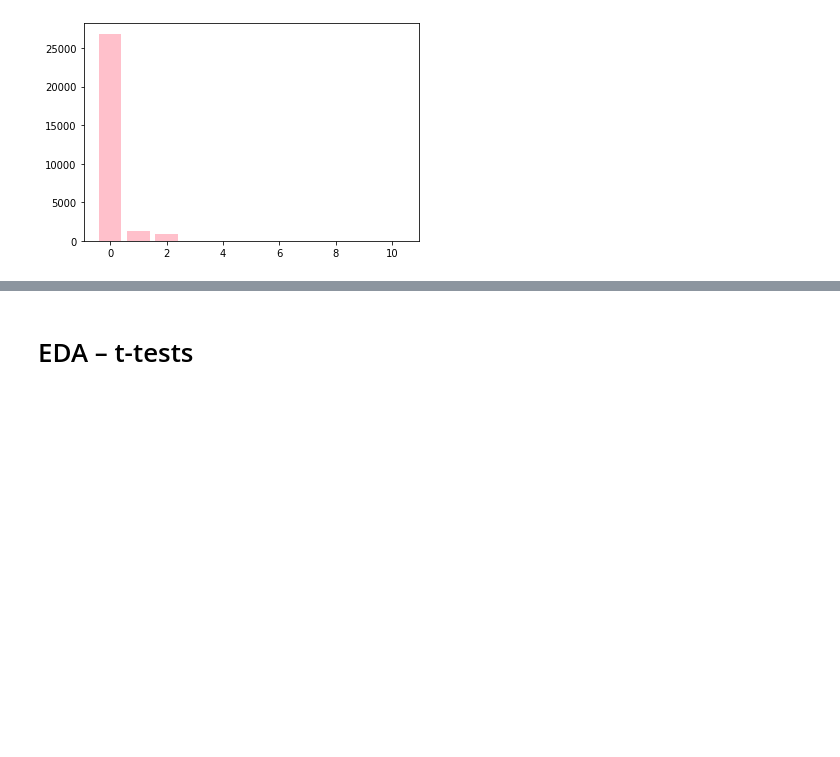
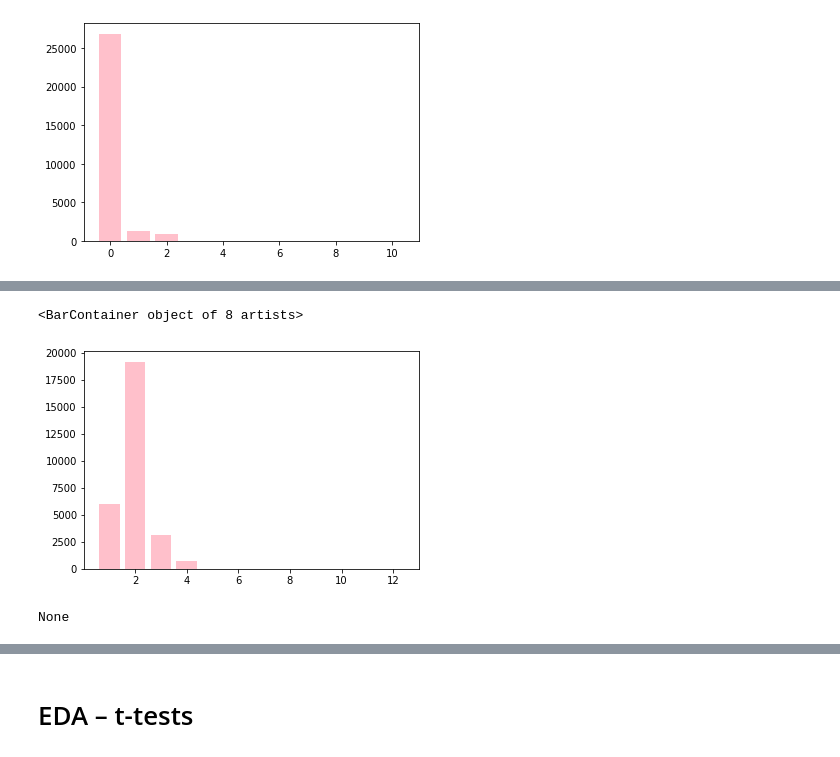
Before and after one commit to karriechou/inf2179-ml-challenge, a Jupyter notebook: KarrieChou_inf2179_ml_challenge_code.ipynb, the cells around one changed output, grey strips where cells are left out. Saved outputs shown, nothing was run; the diff lists cells and outputs as text; code cells hidden in the pictures; blank space fills up the shorter version.

```diff
--- a/KarrieChou_inf2179_ml_challenge_code.ipynb
+++ b/KarrieChou_inf2179_ml_challenge_code.ipynb
@@ -100,0 +106,12 @@ plt.bar(x = stay_length_index, height = stay_length_counts, color ="pink")
+# %%
+no_of_guests_index = training_data["no_of_guests"].value_counts().index.tolist()
+no_of_guests_counts = training_data["no_of_guests"].value_counts()
+plt.bar(x = no_of_guests_index, height = no_of_guests_counts, color = "pink")
+# %% [output]
+<BarContainer object of 8 artists>
+[figure, added]
+# %%
+no_of_guests_index = training_data["no_of_guests"].value_counts().index.tolist()
+print(no_of_guests_index)
+# %% [output]
+None
```
Also changed, not shown: parts of 10 cells of this notebook.
